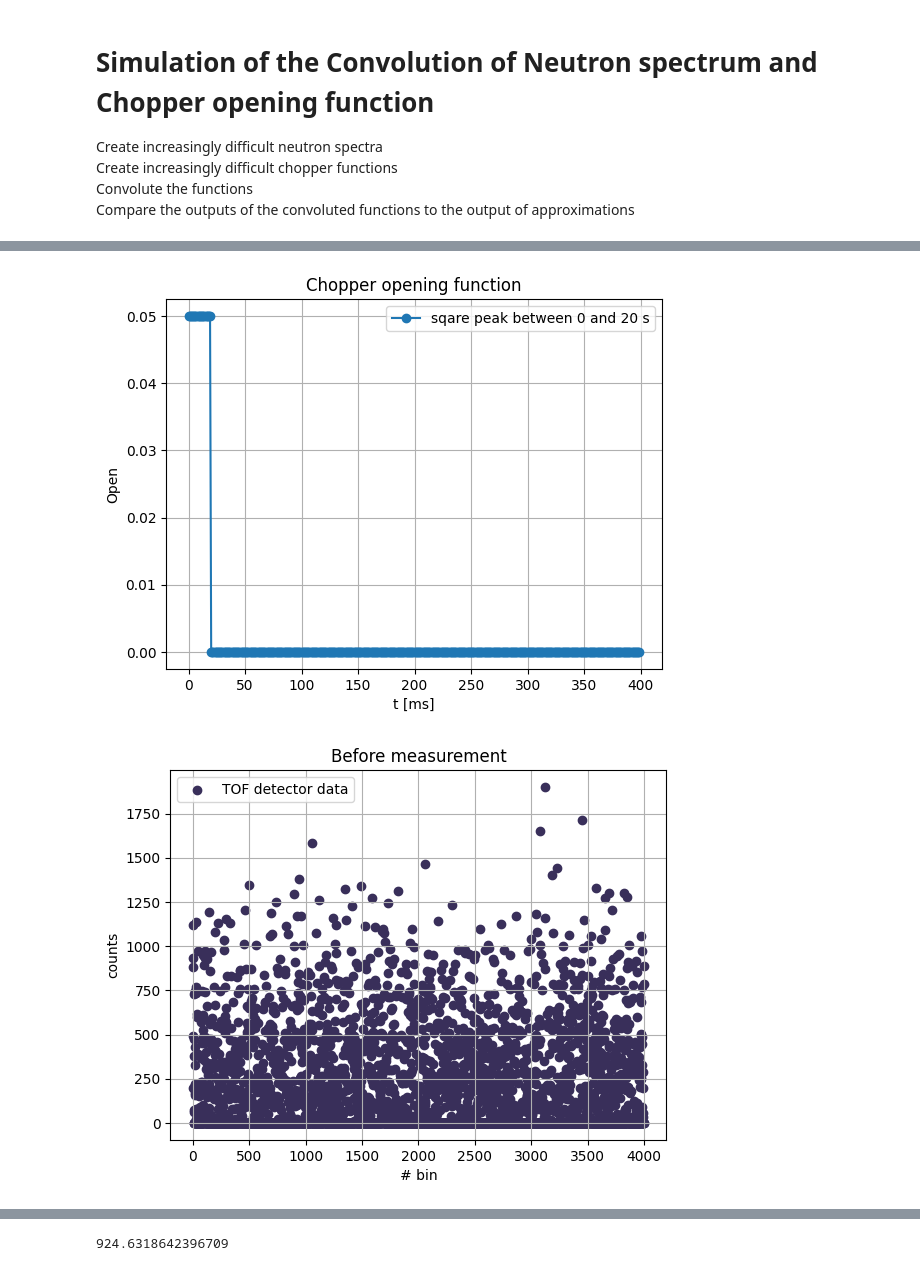
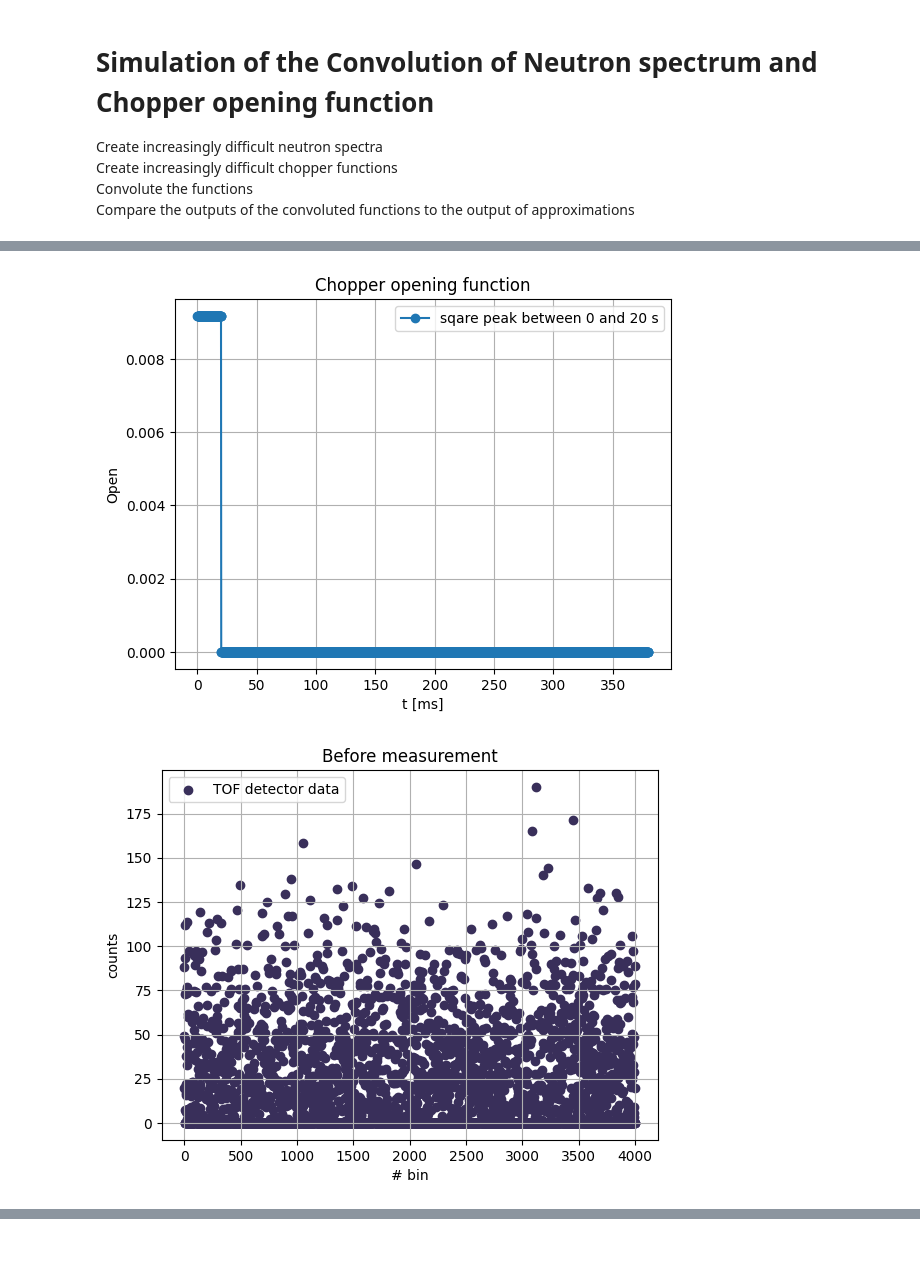
Before and after one commit to felixfisc/qBounce_turbine_sweetspot, a Jupyter notebook: TOF_convolution_sim.ipynb, the cells around one changed output, grey strips where cells are left out. Saved outputs shown, nothing was run; the diff lists cells and outputs as text; code cells hidden in the pictures.

Commit message:
made chopper resolution adjustable

```diff
--- a/TOF_convolution_sim.ipynb
+++ b/TOF_convolution_sim.ipynb
@@ -114,32 +127,32 @@ class Detector:
             raise TypeError("Argument 'chopper' must be of type 'Chopper'")
 
         if self.is_SimUCNs:
-            for tstart_ms in range(len(chopper.data)):
+            for i_chop in range(chopper.num_chop):
                 for v in range(len(neutrons.data)):
                     if np.abs(v) > 0.01:
                         t_ms =  self.s_mm/v
-                        t_total_ms = tstart_ms + t_ms
+                        t_total_ms = chopper.time_ms[i_chop] + t_ms
                         bin = math.floor(self.bins_per_ms*t_total_ms)
                         if self.do_cycle == True:
-                            self.data[bin % self.num_bins]+=chopper.data[tstart_ms]*neutrons.data[v]
+                            self.data[bin % self.num_bins]+=chopper.opening_value[i_chop]*neutrons.data[v]
                         else:
                             if bin < self.num_bins:
-                                self.data[bin]+=chopper.data[tstart_ms]*neutrons.data[v]
+                                self.data[bin]+=chopper.opening_value[i_chop]*neutrons.data[v]
 
         if self.is_RawTOFPointList:
             if self.s_mm != neutrons.s:
                 print(f"Warning: Detector's s_mm = {self.s_mm} while neutrons' s = {neutrons.s} mm.")
-            for tstart_ms in range(len(chopper.data)):
+            for i_chop in range(chopper.num_chop):
                 for i in range(neutrons.length):
                     if np.abs(neutrons[i].v) > 0.01:
                         t_ms =  self.s_mm/neutrons[i].v
-                        t_total_ms = tstart_ms + t_ms
+                        t_total_ms = chopper.time_ms[i_chop] + t_ms
                         bin = math.floor(self.bins_per_ms*t_total_ms)
                         if self.do_cycle == True:
-                            self.data[bin % self.num_bins]+=chopper.data[tstart_ms]*neutrons[i].N_v
+                            self.data[bin % self.num_bins]+=chopper.opening_value[i_chop]*neutrons[i].N_bin
                         else:
                             if bin < self.num_bins:
-                                self.data[bin]+=chopper.data[tstart_ms]*neutrons[i].N_v
+                                self.data[bin]+=chopper.opening_value[i_chop]*neutrons[i].N_bin
 # %%
 # generate poissonian spectrum N(bin)
 
@@ -196,29 +218,26 @@ self.s = 639.0
 # %%
 # v delta peak at v = 5 m/s
 v_two = SimUCNs("delta peak 5 m/s", num_v=10)
 v_two.set_velocity(5) # peak at 5 m/s
 v_two.set_velocity(6)
 v_two.set_velocity(7)
 v_two.set_velocity(8)
 v_two.set_velocity(9)
 #v_two.plot()
 
 # chopper delta peak at t = 0 s
-chop_two = Chopper("sqare peak between 0 and 20 s", num_chop=400)
-for i in range(20):
-    chop_two.set_open_at(i)
+chop_two = Chopper("sqare peak between 0 and 20 s", num_chop=2057, t_open_ms=20, t_close_ms=360)
 chop_two.renormalize_opening_function()
 chop_two.plot()
 
 # detector
 detector1 = Detector(num_bins=4000,
                      s_mm=639,
                      do_cycle=False,
                      do_gaussian_noise=True,
-                     sigma = 500)
+                     sigma = 50)
 detector1.plot(title="Before measurement")
 detector1.measure(rawTOF_poissonian, chop_two)
-detector1.plot(title="After measurement", cut1=850, cut2=900)
 # %% [output]
-[figure, old version]
+[figure, new version]
-[figure, old version]
+[figure, new version]
@@ -226 +243,0 @@ detector1.plot(title="After measurement", cut1=850, cut2=900)
-924.6318642396709
```
Also changed, not shown: parts of 4 cells of this notebook.
